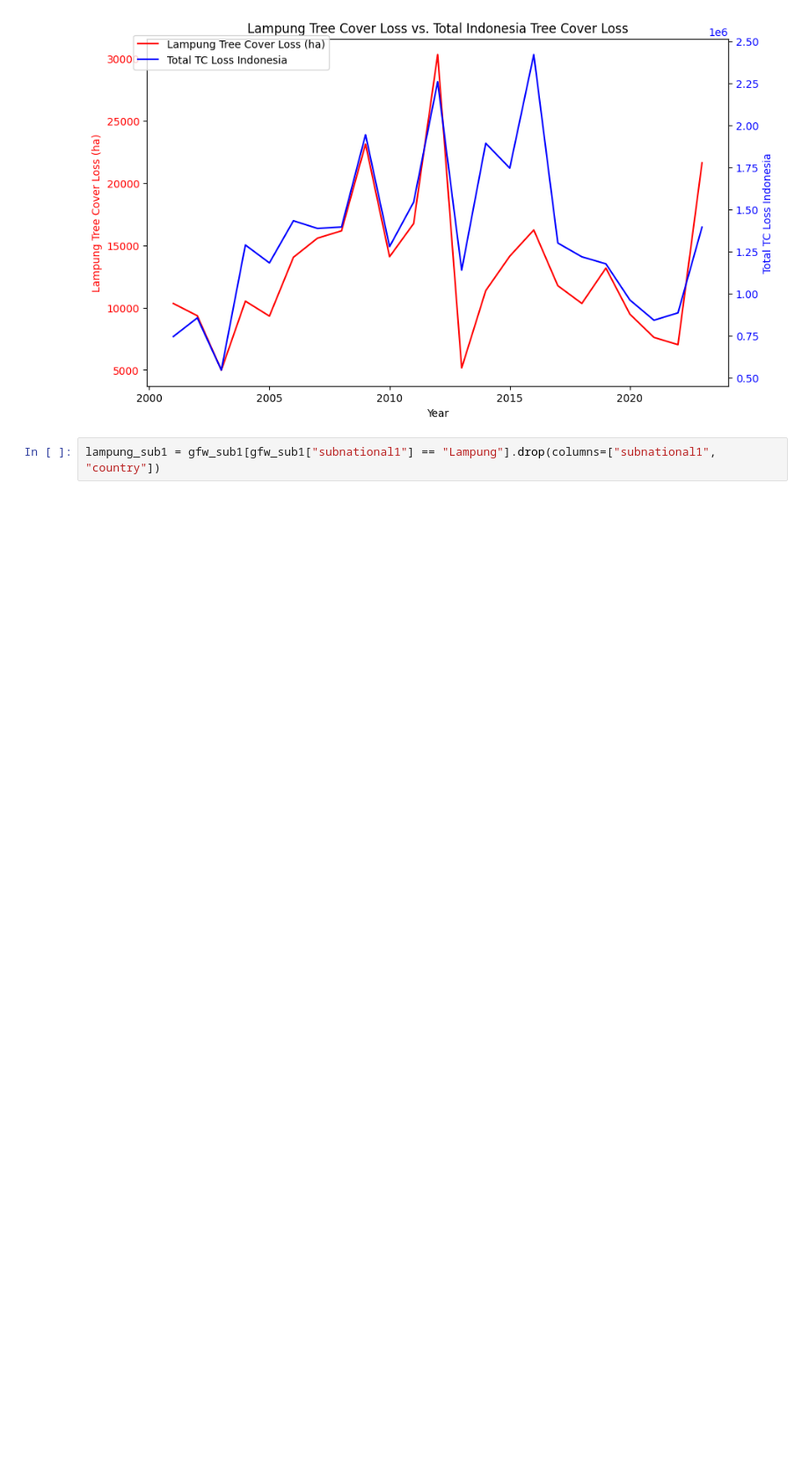
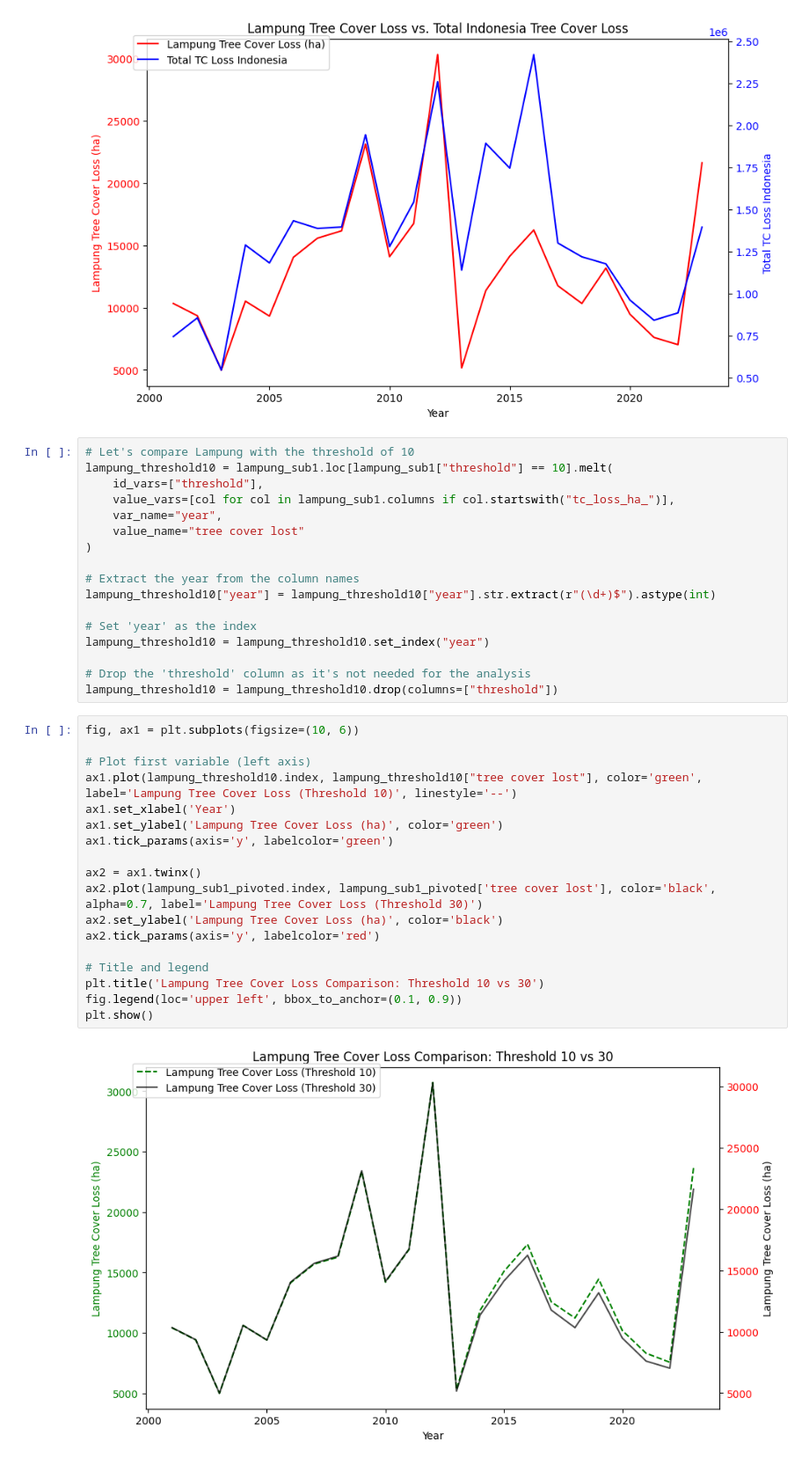
Before and after one commit to ruizhuu/lampung-deforestation, a Jupyter notebook: main.ipynb, the cells around one changed output. Shown: that part at 88% size. Drawn from its saved outputs; the diff is of its cells as text; blank space fills up the shorter version.

```diff
--- a/main.ipynb
+++ b/main.ipynb
@@ -156,5 +154,40 @@ fig.legend(loc='upper left', bbox_to_anchor=(0.1, 0.9))
 plt.show()
 # %% [output]
 [figure]
-# %%
-lampung_sub1 = gfw_sub1[gfw_sub1["subnational1"] == "Lampung"].drop(columns=["subnational1", "country"])
+# %%
+# Let's compare Lampung with the threshold of 10
+lampung_threshold10 = lampung_sub1.loc[lampung_sub1["threshold"] == 10].melt(
+	id_vars=["threshold"],
+	value_vars=[col for col in lampung_sub1.columns if col.startswith("tc_loss_ha_")],
+	var_name="year",
+	value_name="tree cover lost"
+)
+
+# Extract the year from the column names
+lampung_threshold10["year"] = lampung_threshold10["year"].str.extract(r"(\d+)$").astype(int)
+
+# Set 'year' as the index
+lampung_threshold10 = lampung_threshold10.set_index("year")
+
+# Drop the 'threshold' column as it's not needed for the analysis
+lampung_threshold10 = lampung_threshold10.drop(columns=["threshold"])
+# %%
+fig, ax1 = plt.subplots(figsize=(10, 6))
+
+# Plot first variable (left axis)
+ax1.plot(lampung_threshold10.index, lampung_threshold10["tree cover lost"], color='green', label='Lampung Tree Cover Loss (Threshold 10)', linestyle='--')
+ax1.set_xlabel('Year')
+ax1.set_ylabel('Lampung Tree Cover Loss (ha)', color='green')
+ax1.tick_params(axis='y', labelcolor='green')
+
+ax2 = ax1.twinx()
+ax2.plot(lampung_sub1_pivoted.index, lampung_sub1_pivoted['tree cover lost'], color='black', alpha=0.7, label='Lampung Tree Cover Loss (Threshold 30)')
+ax2.set_ylabel('Lampung Tree Cover Loss (ha)', color='black')
+ax2.tick_params(axis='y', labelcolor='red')
+
+# Title and legend
+plt.title('Lampung Tree Cover Loss Comparison: Threshold 10 vs 30')
+fig.legend(loc='upper left', bbox_to_anchor=(0.1, 0.9))
+plt.show()
+# %% [output]
+[figure, added]
```
Also changed, not shown: parts of 7 cells of this notebook, 6 other files.
